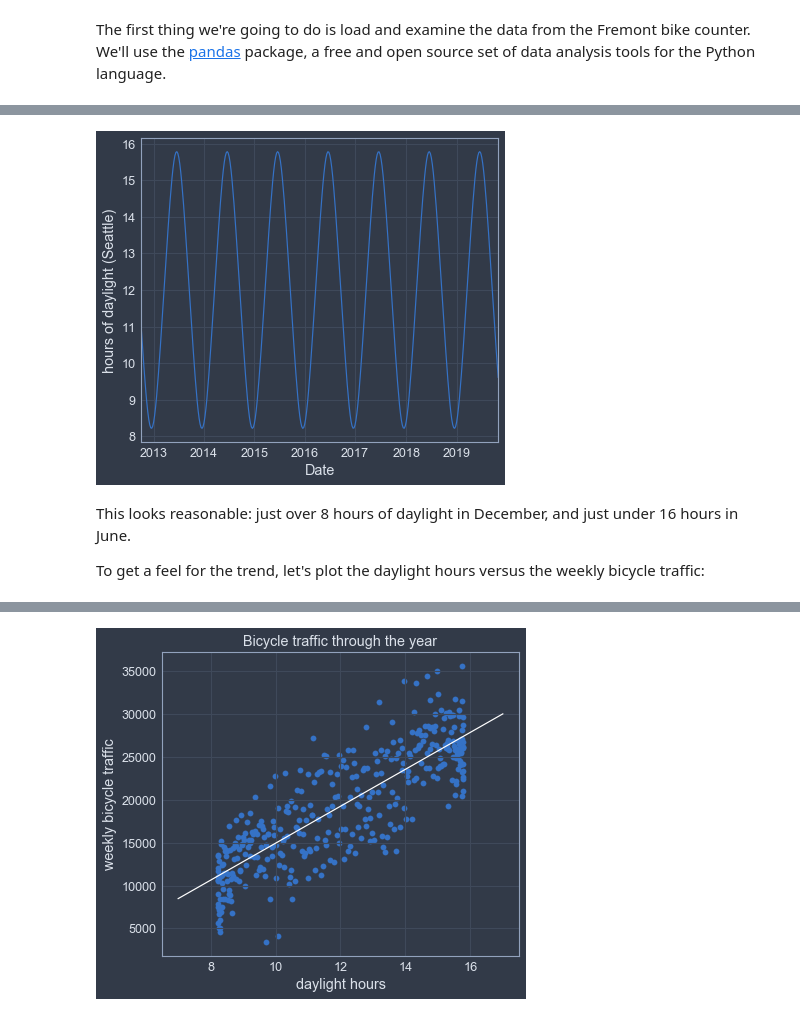
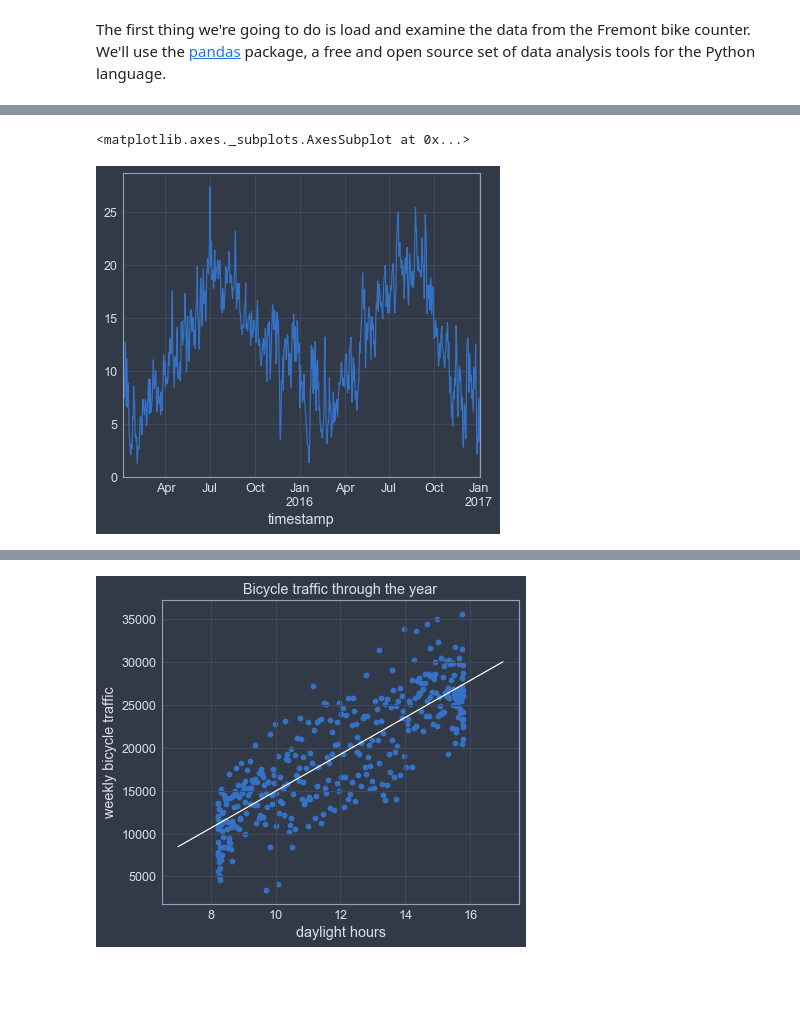
Before and after one commit to ricardoV94/SeattleBike, a Jupyter notebook: SeattelCyclingNew.ipynb, the cells around one changed output, grey strips where cells are left out. Cells and saved outputs as stored; diff of their text form; code cells hidden in the pictures; blank space fills up the shorter version.

Commit message:
london dataset

```diff
--- a/SeattelCyclingNew.ipynb
+++ b/SeattelCyclingNew.ipynb
@@ -76,0 +71,3 @@ hourly['total'] = hourly['northbound'] + hourly['southbound']
+# %%
+hourly = pd.read_csv('london_merged.csv', index_col='timestamp', parse_dates=True)
+hourly
@@ -77,4 +89,3 @@ hourly['total'] = hourly['northbound'] + hourly['southbound']
 # %%
-# Resample the data into daily and weekly totals
-daily = hourly.resample('d').sum()
-weekly = daily.resample('w').sum()
+daily = hourly.resample('d').mean()
+weekly = daily.resample('w').mean()
@@ -108,16 +91,0 @@ Fortunately, my PhD is in Astronomy, so I once-upon-a-time learned how to comput
-# %%
-# Define a function which returns the hours of daylight
-# given the day of the year, from 0 to 365
-
-def hours_of_daylight(date, axis=23.44, latitude=47.61):
-    """Compute the hours of daylight for the given date"""
-    diff = date - pd.datetime(2000, 12, 21)
-    day = diff.total_seconds() / 24. / 3600
-    day %= 365.25
-    m = 1. - np.tan(np.radians(latitude)) * np.tan(np.radians(axis) * np.cos(day * np.pi / 182.625))
-    m = max(0, min(m, 2))
-    return 24. * np.degrees(np.arccos(1 - m)) / 180.
-
-# add this to our weekly data
-weekly['daylight'] = list(map(hours_of_daylight, weekly.index))
-daily['daylight'] = list(map(hours_of_daylight, daily.index))
@@ -124,11 +97,6 @@ daily['daylight'] = list(map(hours_of_daylight, daily.index))
 # %%
 # Plot the daylight curve
-
-weekly['daylight'].plot()
-plt.ylabel('hours of daylight (Seattle)');
+daily['t1'].plot()
 # %% [output]
+<matplotlib.axes._subplots.AxesSubplot at 0x...>
-[figure, old version]
+[figure, new version]
-# %% [markdown]
-This looks reasonable: just over 8 hours of daylight in December, and just under 16 hours in June.
-
-To get a feel for the trend, let's plot the daylight hours versus the weekly bicycle traffic:
```
Also changed, not shown: parts of 14 cells of this notebook, 3 other files.
